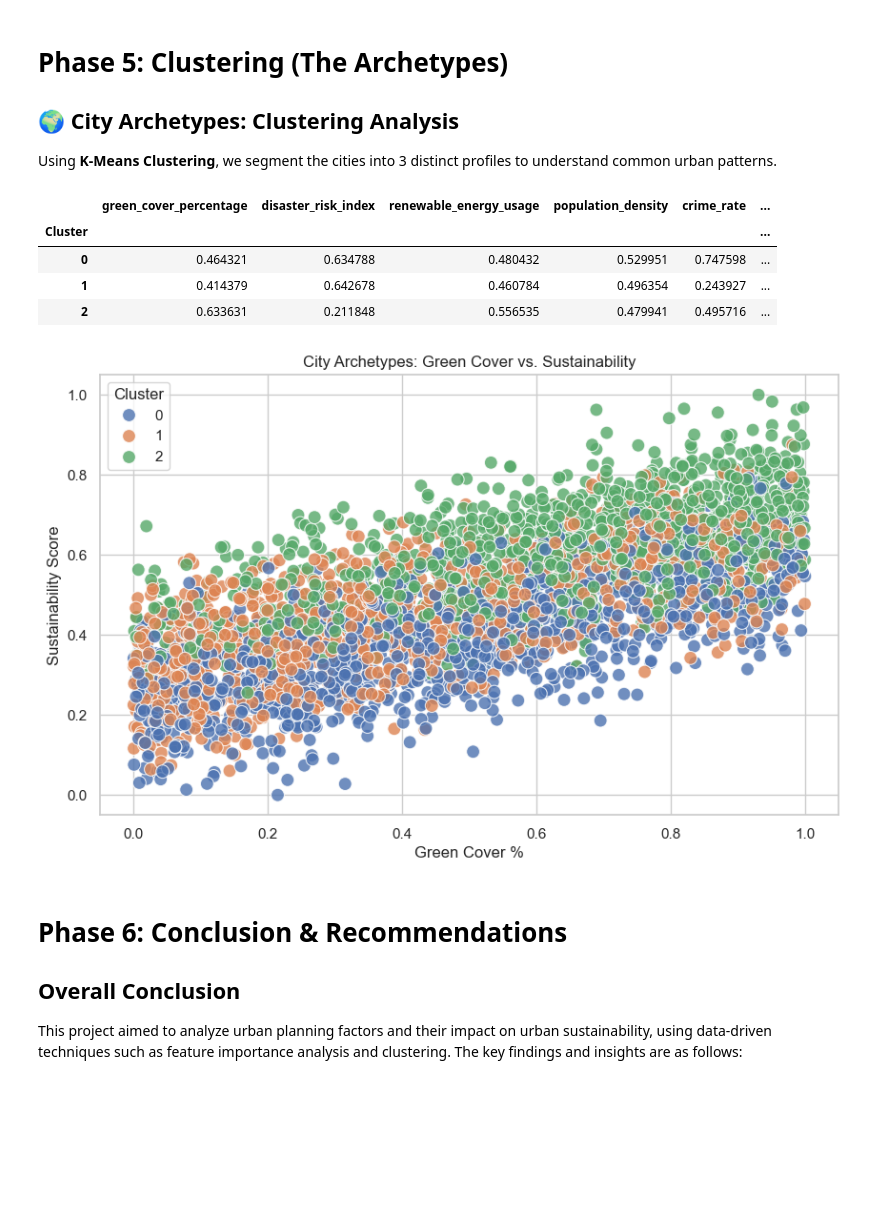
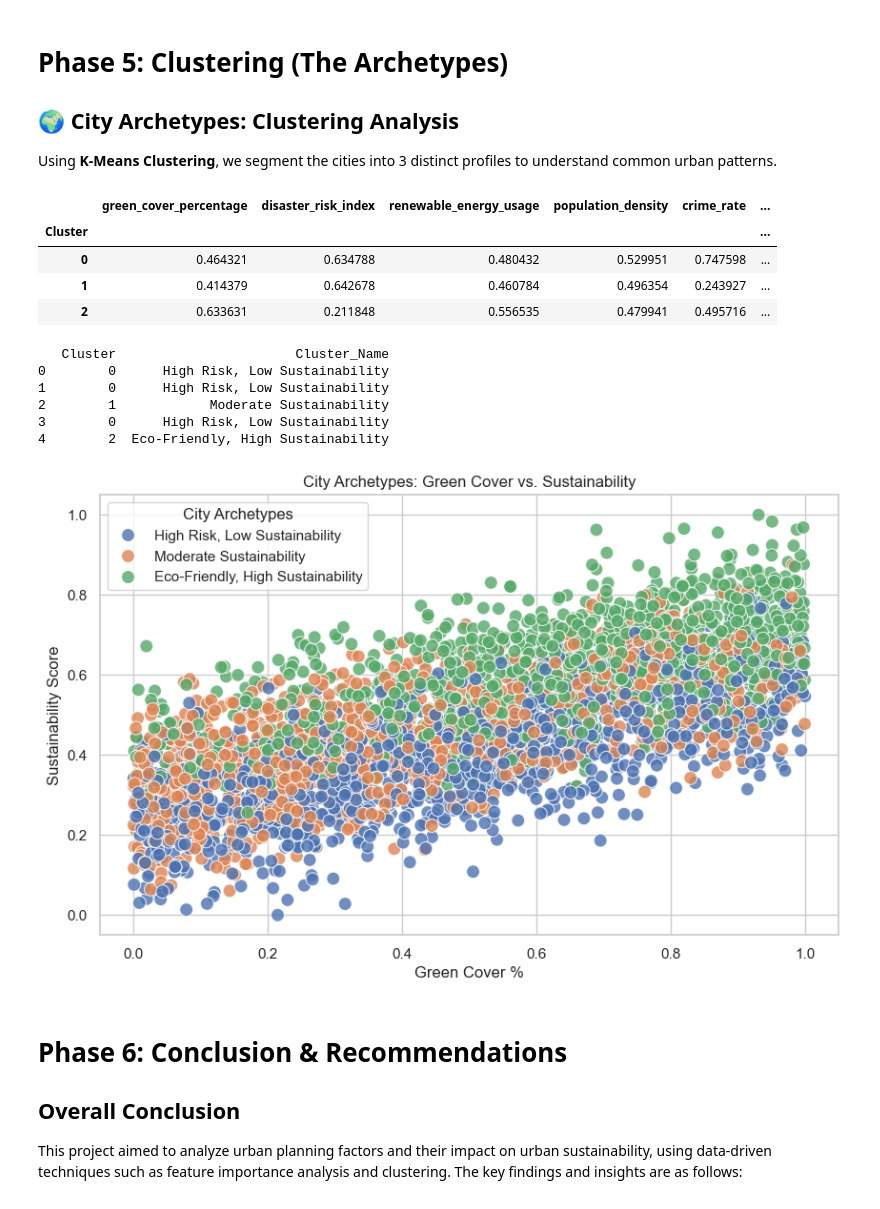
Before and after one commit to pythonist4444/cities-of-tomorrow, a Jupyter notebook: sustainability_notebook.ipynb, the cells around one changed output. Saved outputs shown, nothing was run; the diff lists cells and outputs as text; code cells hidden in the pictures; blank space fills up the shorter version.

```diff
--- a/sustainability_notebook.ipynb
+++ b/sustainability_notebook.ipynb
@@ -297,36 +297,56 @@ cluster_features = ['green_cover_percentage', 'disaster_risk_index',
 
 scaler = StandardScaler()
 X_scaled = scaler.fit_transform(df[cluster_features])
 
 # 2. Perform K-Means Clustering
 kmeans = KMeans(n_clusters=3, random_state=42)
 df['Cluster'] = kmeans.fit_predict(X_scaled)
 
 # 3. Analyse Clusters
 cluster_summary = df.groupby('Cluster')[cluster_features + ['urban_sustainability_score']].mean()
 display(cluster_summary)
 
-# 4. Visualize Clusters
+# Map Cluster Numbers to Descriptive Names
+cluster_names = {
+    0: 'High Risk, Low Sustainability',  # Example name based on cluster traits
+    1: 'Moderate Sustainability',        # Example name based on cluster traits
+    2: 'Eco-Friendly, High Sustainability'  # Example name based on cluster traits
+}
+
+# Add Cluster Names to the DataFrame
+df['Cluster_Name'] = df['Cluster'].map(cluster_names)
+
+# Display the DataFrame with Cluster Names
+print(df[['Cluster', 'Cluster_Name']].head())
+
+# 4. Visualize Clusters with Names
 plt.figure(figsize=(10, 6))
 sns.scatterplot(
     data=df,
     x='green_cover_percentage',
     y='urban_sustainability_score',
-    hue='Cluster',
+    hue='Cluster_Name',
     palette='deep',
     s=100, alpha=0.8
 )
 plt.title('City Archetypes: Green Cover vs. Sustainability')
 plt.xlabel('Green Cover %')
 plt.ylabel('Sustainability Score')
+plt.legend(title='City Archetypes')
 plt.show()
 # %% [output]
 |  | green_cover_percentage | disaster_risk_index | renewable_energy_usage | population_density | crime_rate | ... |
 | Cluster |  |  |  |  |  | ... |
 | 0 | 0.464321 | 0.634788 | 0.480432 | 0.529951 | 0.747598 | ... |
 | 1 | 0.414379 | 0.642678 | 0.460784 | 0.496354 | 0.243927 | ... |
 | 2 | 0.633631 | 0.211848 | 0.556535 | 0.479941 | 0.495716 | ... |
+   Cluster                       Cluster_Name
+0        0      High Risk, Low Sustainability
+1        0      High Risk, Low Sustainability
+2        1            Moderate Sustainability
+3        0      High Risk, Low Sustainability
+4        2  Eco-Friendly, High Sustainability
-[figure, old version]
+[figure, new version]
 # %% [markdown]
 # Phase 6: Conclusion & Recommendations
 
```
Also changed, not shown: parts of 1 cell of this notebook, 5 other files.
